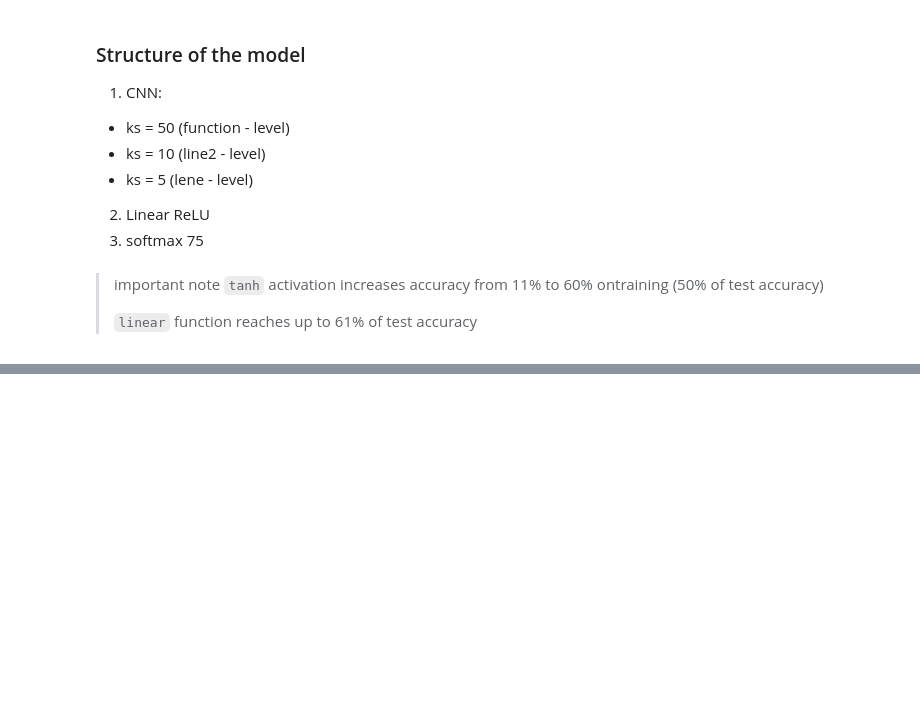
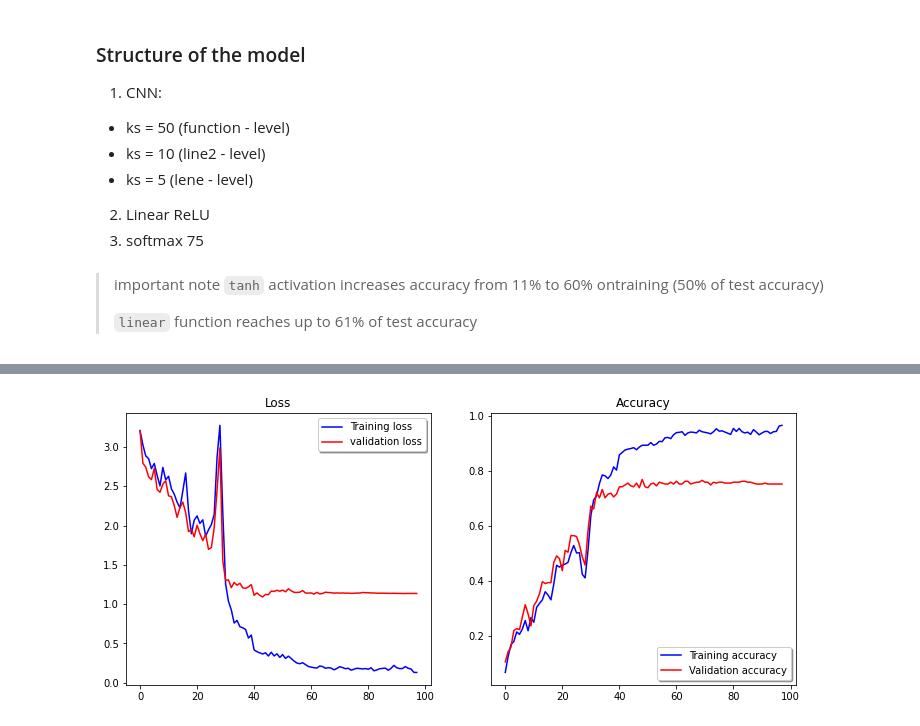
Before and after one commit to MefAldemisov/SourceCodeAuthorshipAttribution, a Jupyter notebook: Embeddings.ipynb, the cells around one changed output, grey strips where cells are left out. Saved outputs shown, nothing was run; the diff lists cells and outputs as text; code cells hidden in the pictures; blank space fills up the shorter version.

```diff
--- a/Embeddings.ipynb
+++ b/Embeddings.ipynb
@@ -447,0 +617,8 @@ Epoch 100/100
+# %%
+ss = StandardScaler()
+X = X.reshape((-1, 500))
+X = ss.fit_transform(X)
+X = X.reshape((-1, 500, 1))
+
+X_train, X_test, y_train, y_test = train_test_split(X, y)
+X_train.shape
@@ -447,0 +627,13 @@ Epoch 100/100
+# %%
+model = keras.Sequential()
+model.add(keras.Input(shape=(500, 1)))
+model.add(layers.Conv1D(64, 16, activation="tanh"))
+model.add(layers.AveragePooling1D(pool_size=8))
+model.add(layers.Conv1D(32, 8, activation="linear"))
+model.add(layers.AveragePooling1D(pool_size=4))
+model.add(layers.Flatten())
+model.add(layers.Dropout(0.5))
+model.add(layers.Dense(64, activation="linear"))
+model.add(layers.Dropout(0.5))
+model.add(layers.Dense(20, activation="softmax"))
+model.summary()
@@ -447,0 +658,12 @@ Epoch 100/100
+# %%
+optimizer = optimizers.Adam(0.01)
+lr_schedule = callbacks.ReduceLROnPlateau(monitor='val_accuracy', factor=0.5, patience=5, min_delta=0.000001, verbouse=1)
+model.compile(optimizer = optimizer , loss = "categorical_crossentropy", metrics=["accuracy"])
+# %%
+epochs = 100
+batch_size = 20
+history = model.fit(x=X_train, y=y_train, epochs = epochs,
+                    validation_data = (X_test,y_test),
+                    steps_per_epoch=X_train.shape[0] // batch_size,
+                    verbose=2,
+                    callbacks=[lr_schedule])
@@ -606,0 +795,4 @@ plot_confusion_matrix(confusion_mtx, classes = range(20))
+# %%
+f = plot_training(history)
+# %% [output]
+[figure, added]
```
Also changed, not shown: parts of 68 cells of this notebook.
